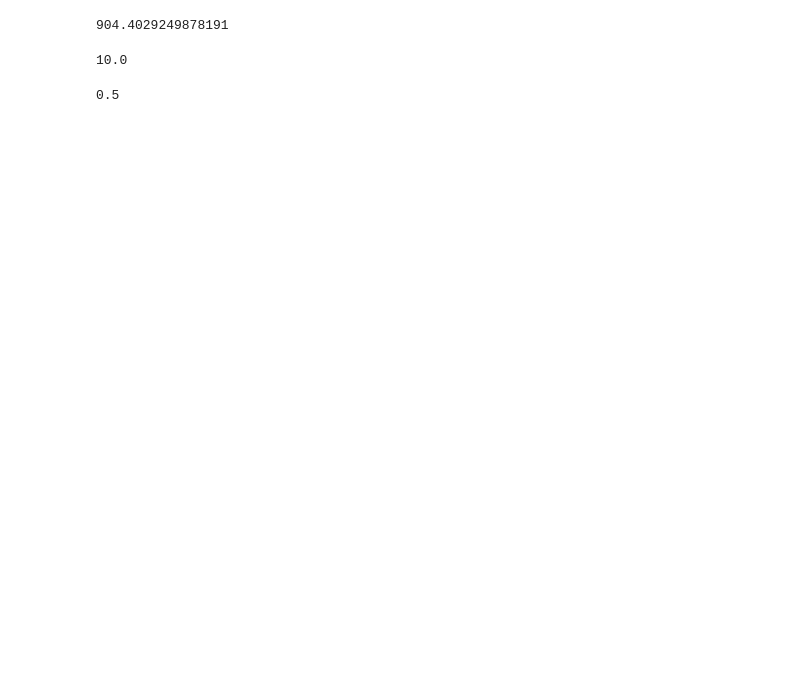
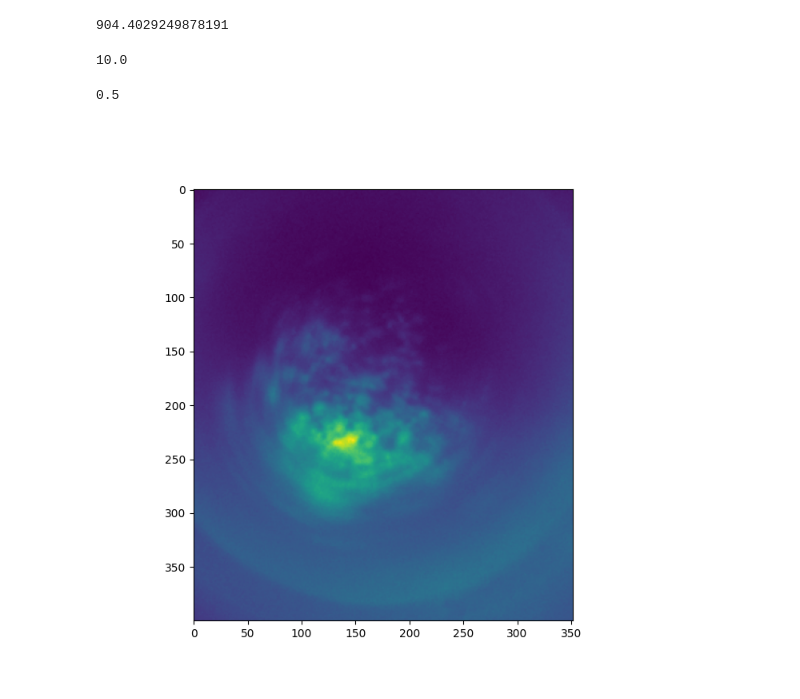
Before and after one commit to AnaAquiles/MiniscopePipeLine, a Jupyter notebook: Pipeline.ipynb, the cells around one changed output. Drawn from its saved outputs; the diff is of its cells as text; code cells hidden in the pictures; blank space fills up the shorter version.

```diff
--- a/Pipeline.ipynb
+++ b/Pipeline.ipynb
@@ -139,3 +152,9 @@ k_fit
 x0_fit
 # %% [output]
 0.5
+# %%
+image = data[0]
+segmenter = image_segmenter(image, mask_colors="red", mask_alpha=0.76, figsize=(7, 7))
+display(segmenter)
+# %% [output]
+[figure, added]
```
Also changed, not shown: parts of 21 cells of this notebook.
